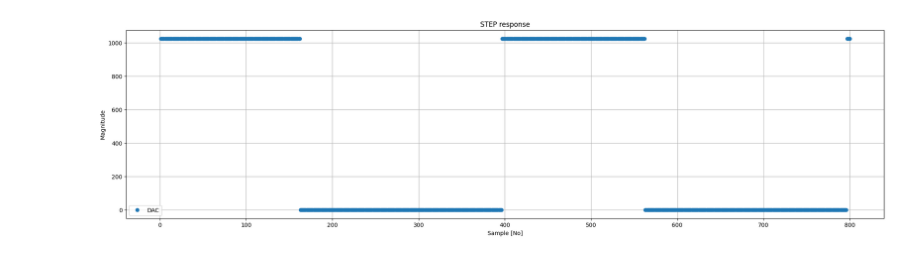
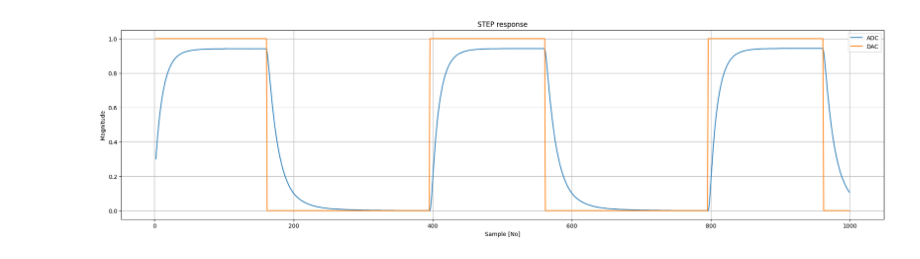
Before and after one commit to jonathancagua/control, a Jupyter notebook: TP/TP1/TP1.ipynb, the cells around one changed output. Cells and saved outputs as stored; diff of their text form; code cells hidden in the pictures.

```diff
--- a/TP/TP1/TP1.ipynb
+++ b/TP/TP1/TP1.ipynb
@@ -23,12 +8,19 @@ muestra
+# %%
+SAMPLES = 1000
+adc_float = muestra[1:SAMPLES]['ADC'].apply(lambda x: float(x))
+adc_convert = adc_float.divide(1024)
+dac_float = muestra[1:SAMPLES]['DAC'].apply(lambda x: float(x))
+dac_convert = dac_float.divide(1024)
 # %%
 
 plt.figure(figsize=(24, 6))
 plt.title('STEP response')
-#plt.plot(muestra['No'][:SAMPLES], muestra['ADC'][:SAMPLES], 'o', label='ADC')
-plt.plot(muestra['No'][:SAMPLES], muestra['DAC'][:SAMPLES], 'o', label='DAC')
+plt.plot(adc_convert[1:SAMPLES], label='ADC')
+plt.plot(dac_convert[1:SAMPLES], label='DAC')
+#plt.plot(muestra[:SAMPLES]['No'], muestra[:SAMPLES]['DAC'], label='DAC')
 plt.ylabel('Magnitude')
 plt.xlabel('Sample [No]')
 plt.legend()
 plt.grid()
 # %% [output]
-[figure, old version]
+[figure, new version]
```
Also changed, not shown: parts of 1 cell of this notebook.
